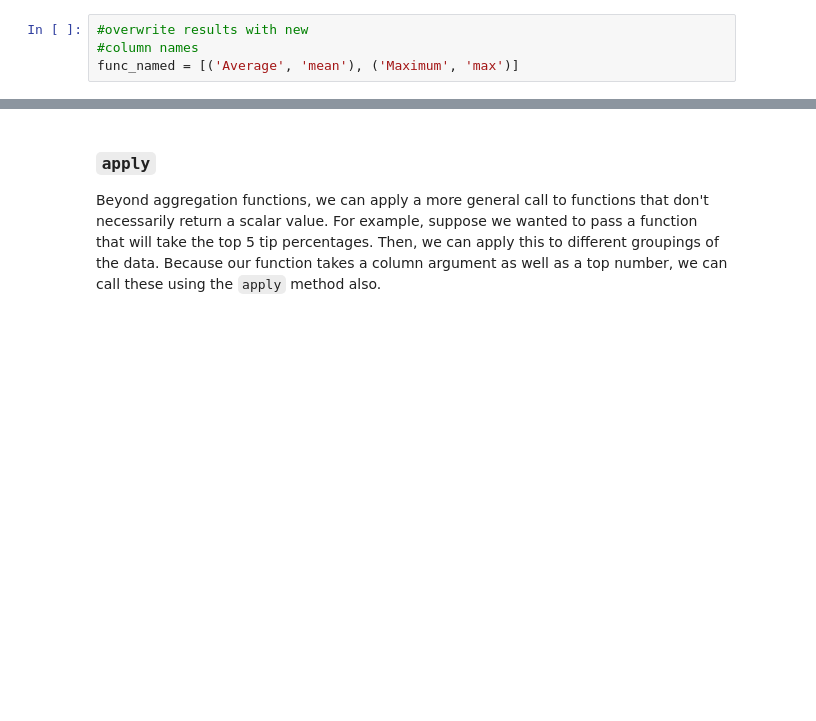
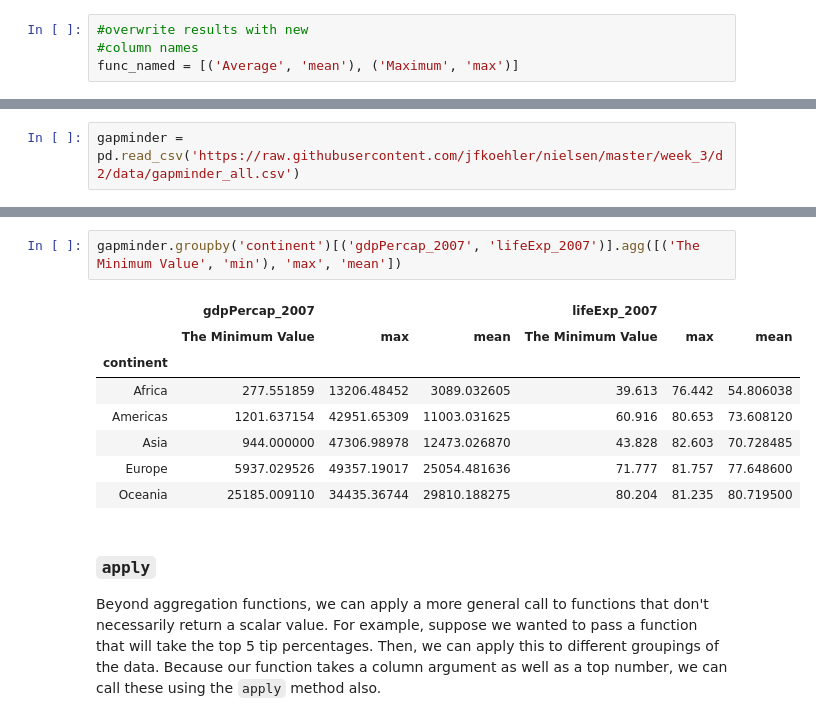
Before and after one commit to jfkoehler/nielsen, a Jupyter notebook: week_3/d2/01-groupby.ipynb, the cells around one changed output, grey strips where cells are left out. Drawn from its saved outputs; the diff is of its cells as text; blank space fills up the shorter version.

```diff
--- a/week_3/d2/01-groupby.ipynb
+++ b/week_3/d2/01-groupby.ipynb
@@ -332,0 +416,2 @@ Read in the `gapminder_all` data.  Use the `groupby` and `agg` methods to create
+# %%
+gapminder = pd.read_csv('https://raw.githubusercontent.com/jfkoehler/nielsen/master/week_3/d2/data/gapminder_all.csv')
@@ -333,3 +428,14 @@ Read in the `gapminder_all` data.  Use the `groupby` and `agg` methods to create
+# %%
+gapminder.groupby('continent')[('gdpPercap_2007', 'lifeExp_2007')].agg([('The Minimum Value', 'min'), 'max', 'mean'])
+# %% [output]
+|  | gdpPercap_2007 |  |  | lifeExp_2007 |  |  |
+|  | The Minimum Value | max | mean | The Minimum Value | max | mean |
+| continent |  |  |  |  |  |  |
+| Africa | 277.551859 | 13206.48452 | 3089.032605 | 39.613 | 76.442 | 54.806038 |
+| Americas | 1201.637154 | 42951.65309 | 11003.031625 | 60.916 | 80.653 | 73.608120 |
+| Asia | 944.000000 | 47306.98978 | 12473.026870 | 43.828 | 82.603 | 70.728485 |
+| Europe | 5937.029526 | 49357.19017 | 25054.481636 | 71.777 | 81.757 | 77.648600 |
+| Oceania | 25185.009110 | 34435.36744 | 29810.188275 | 80.204 | 81.235 | 80.719500 |
 # %% [markdown]
 ### `apply`
 
```
Also changed, not shown: parts of 31 cells of this notebook, 20 other files.
